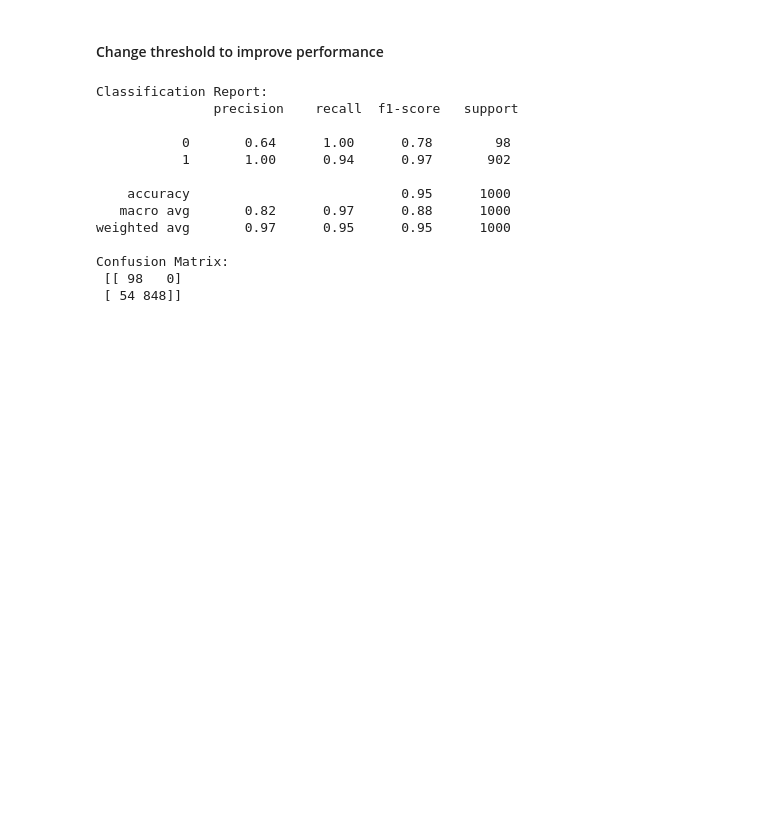
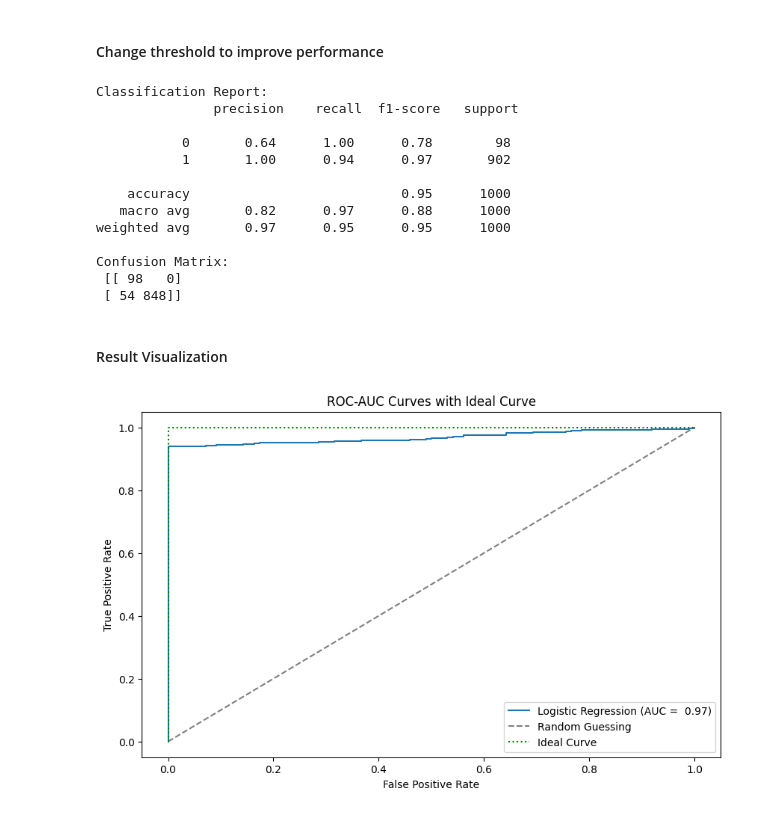
Before and after one commit to sibashisks/DataDrivenAnalysis_For_RemoteWork_And_MentalHealth, a Jupyter notebook: 05-is-healthy-in-risk-prediction.ipynb, the cells around one changed output. Drawn from its saved outputs; the diff is of its cells as text; code cells hidden in the pictures; blank space fills up the shorter version.

Commit message:
Visualization added

```diff
--- a/05-is-healthy-in-risk-prediction.ipynb
+++ b/05-is-healthy-in-risk-prediction.ipynb
@@ -121,3 +122,20 @@ weighted avg       0.97      0.95      0.95      1000
 Confusion Matrix:
  [[ 98   0]
  [ 54 848]]
+# %% [markdown]
+#### Result Visualization
+# %%
+fpr, tpr, _ = roc_curve(y_test, y_probs)
+auc = roc_auc_score(y_test, y_probs)
+# %%
+plt.figure(figsize = (10, 6))
+plt.plot(fpr, tpr, label = f'Logistic Regression (AUC = {auc : .2f})', linestyle = '-')
+plt.plot([0, 1], [0, 1], linestyle = '--', color = 'gray', label = 'Random Guessing')
+plt.plot([0, 0, 1], [0, 1, 1], linestyle = ':', color = 'green', label = 'Ideal Curve')
+plt.xlabel('False Positive Rate')
+plt.ylabel('True Positive Rate')
+plt.title('ROC-AUC Curves with Ideal Curve')
+plt.legend(loc = 'lower right')
+plt.show()
+# %% [output]
+[figure, added]
```
Also changed, not shown: parts of 1 cell of this notebook, 1 other file.
